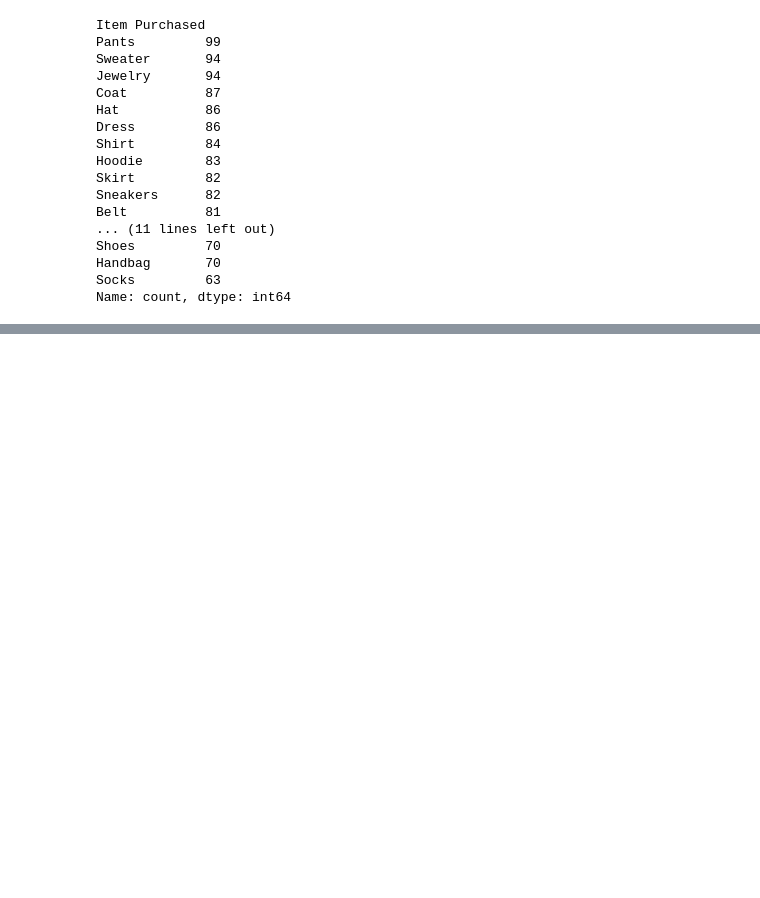
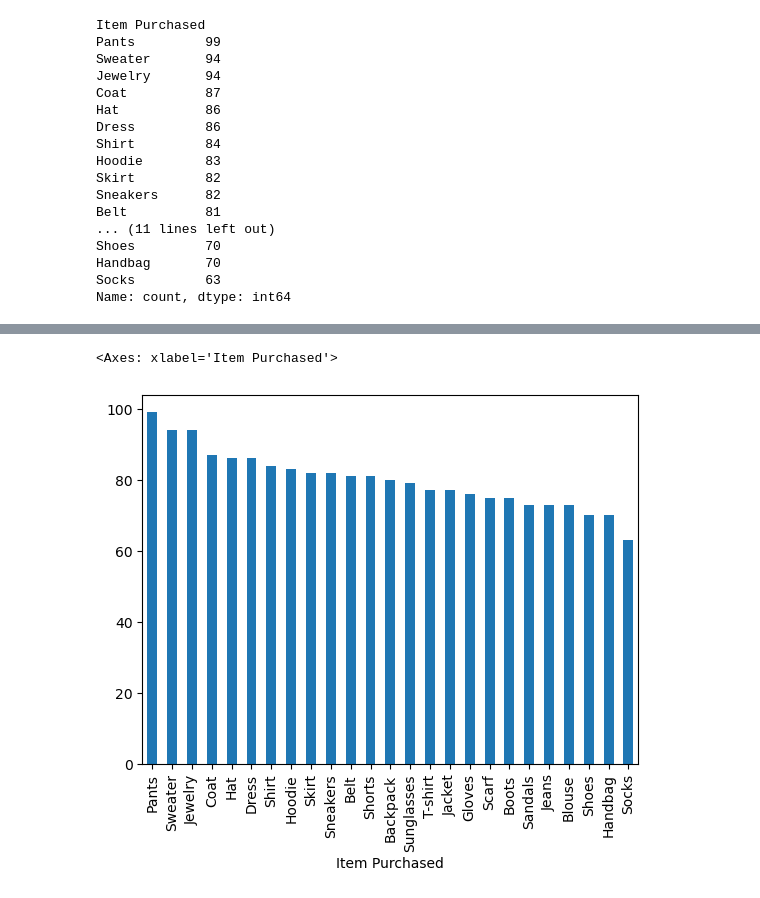
Before and after one commit to VectorTensor/AdexTask, a Jupyter notebook: DataAnalysis.ipynb, the cells around one changed output, grey strips where cells are left out. Drawn from its saved outputs; the diff is of its cells as text; code cells hidden in the pictures; blank space fills up the shorter version.

```diff
--- a/DataAnalysis.ipynb
+++ b/DataAnalysis.ipynb
@@ -139 +142,6 @@ gender_item_purchased_dist.plot(kind="pie",y="Male")
+# %%
+item_purchased_count.plot(kind="bar") # Bar chart for Purchases per item
+# %% [output]
+<Axes: xlabel='Item Purchased'>
+[figure, added]
 # %%
```
Also changed, not shown: parts of 6 cells of this notebook.
